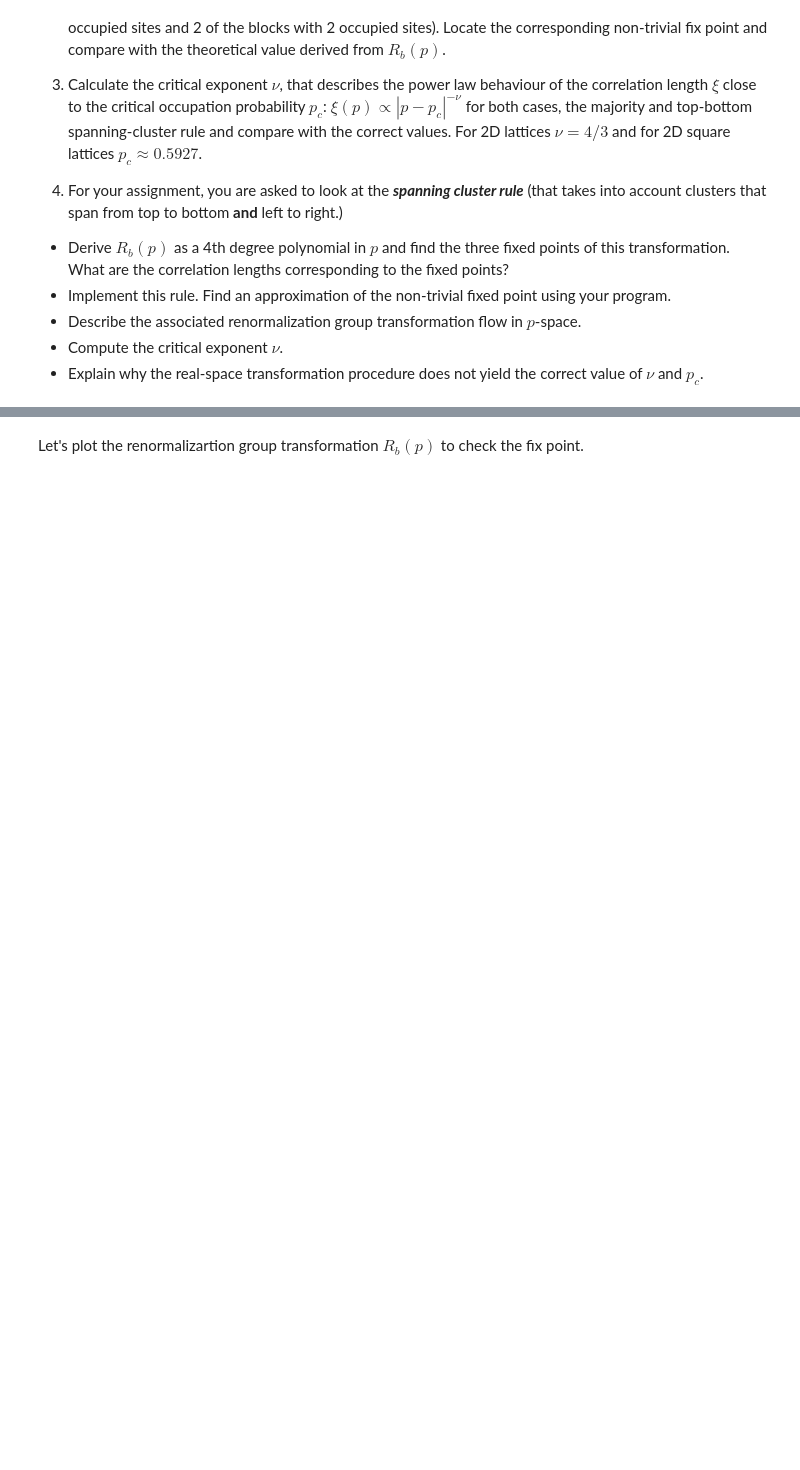
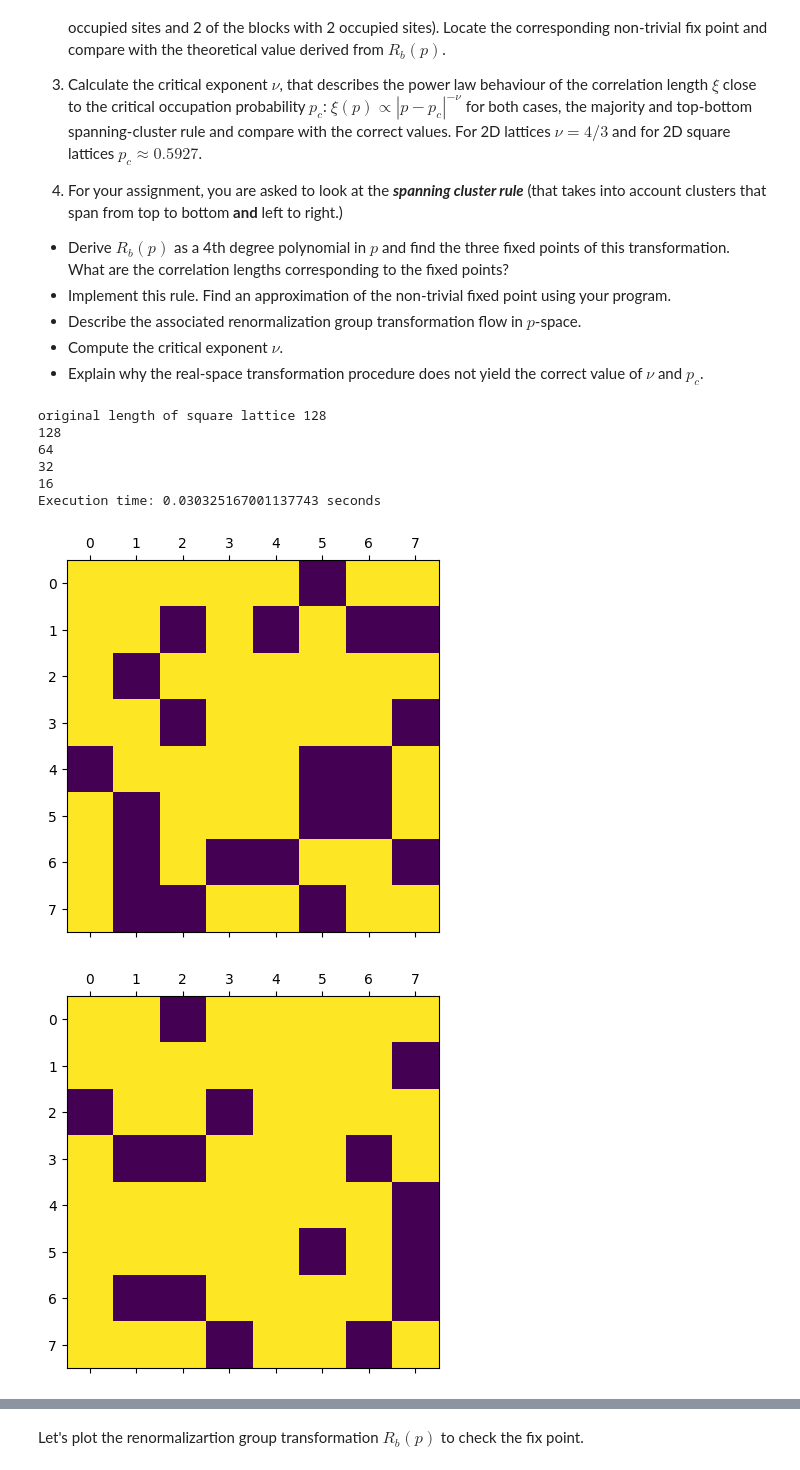
Before and after one commit to EfremCarnate/PythonThings, a Jupyter notebook: Extra/Percolation_SquareLattice.ipynb, the cells around one changed output, grey strips where cells are left out. Drawn from its saved outputs; the diff is of its cells as text; code cells hidden in the pictures; blank space fills up the shorter version.

Commit message:
SpanTopDown

```diff
--- a/Extra/Percolation_SquareLattice.ipynb
+++ b/Extra/Percolation_SquareLattice.ipynb
@@ -46,7 +46,7 @@ ran.seed(iSeed)
 
 # ------------------------ INPUT -------------------------------------------
 
-b       = 3            # scaling factor, should be odd number for majority rule, set to 2 for top-bottom spanning-cluster rule
+b       = 2            # scaling factor, should be odd number for majority rule, set to 2 for top-bottom spanning-cluster rule
 NLength = b**7         # Lattice size (NLength x NLength)
 prob    = 0.7          # occupation probability
 Nren    = 4            # number of renormalization steps
@@ -67,42 +67,69 @@ def LatticeRenMaj(L, b, lattice):
             for k in range(b):
                 for l in range(b):
                     sum += lattice[b*i+k,b*j+l]
+
             occ = int(sum/maj)
             newlattice[i,j] = occ
     return newlattice, Lnew
 
 # ---------------- function for renormalization, using top-down spanning rule --------
 #renormalization, spanning cluster, top-bottom (do it for b=2 only)
-@jit(nopython=True) #compile to machine code
+#@jit(nopython=True) #compile to machine code
 def LatticeRenSpanTopDown(L,b,lattice):
-    #...insert your code here...
+    Lnew = int(L/b)
+    newlattice = np.empty((Lnew, Lnew))
+    maj = int(b*b/2) + 1
+    for j in range(Lnew):
+        for i in range(Lnew):
+            #majority rule
+            sum = 0.
+            for k in range(b):
+                for l in range(b):
+                    sum += lattice[b*i+k,b*j+l]
+            if sum == 2:
+                sum = sum + lattice[b*i,b*j]*lattice[b*i,b*j+1] + lattice[b*i,b*j]*lattice[b*i+1,b*j]
+            occ = int(sum/maj)
+            newlattice[i,j] = occ
+
+
+
     return newlattice, Lnew
+
 
 
 # -------- Initialization of lattice ----------------
 
 Lattice = np.empty((NLength, NLength))
 
 for j in range(NLength):
     for i in range(NLength):
         occ = 1
         r = ran.random()
         if (r > prob):
             occ = 0
         Lattice[i][j] = occ
 
 
 #upper left window of lattice that is shown (size of lattice in last renormalization step)
 Lwindow = int(NLength/b**Nren)
 
 #-------- renormalization loop ----------------
 
 for i in range(Nren):
     print(NLength)
     plt.matshow(Lattice[0:Lwindow,0:Lwindow],vmin=0, vmax=1)
-    Latticenew, Lnew = LatticeRenMaj(NLength,b,Lattice)
+    Latticenew, Lnew = LatticeRenSpanTopDown(NLength,b,Lattice)
     Lattice = Latticenew
     NLength = Lnew
 
 stop = timeit.default_timer()
 print('Execution time:', stop-start, 'seconds')
+# %% [output]
+original length of square lattice 128
+128
+64
+32
+16
+Execution time: 0.030325167001137743 seconds
+[figure, added]
+[figure, added]
```
Also changed, not shown: parts of 2 cells of this notebook.
